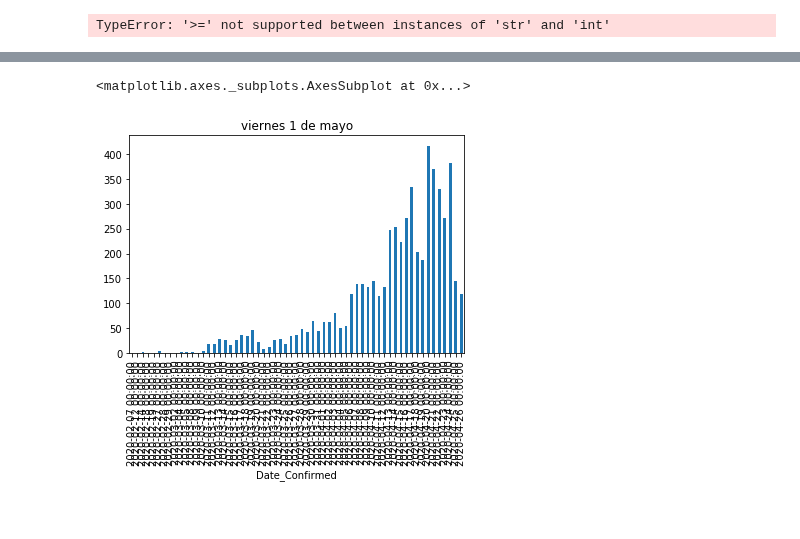
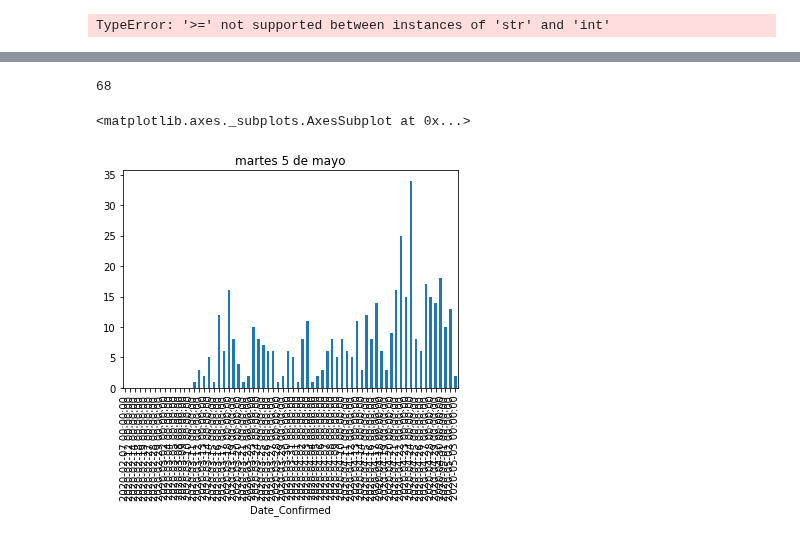
Before and after one commit to marianarf/covid19_mexico_analysis, a Jupyter notebook: mexico_cases_by_date.ipynb, the cells around one changed output, grey strips where cells are left out. Saved outputs shown, nothing was run; the diff lists cells and outputs as text; code cells hidden in the pictures.

```diff
--- a/mexico_cases_by_date.ipynb
+++ b/mexico_cases_by_date.ipynb
@@ -189,10 +188,17 @@ abr_26 = test.filter_date('Date_Confirmed','2020-02-01','2020-04-26')
 # %%
 # monday
 abr_27 = test.filter_date('Date_Confirmed','2020-02-01','2020-04-27')
+# %%
+# tuesday
+may_05 = test.filter_date('Date_Confirmed','2020-02-01','2020-05-05')
+# %%
+len(may_05)
+# %% [output]
+68
 # %%
 # bar chart
 # %%
-abr_26['CIUDAD DE MÉXICO'].plot(kind='bar', title='viernes 1 de mayo')
+may_05['JALISCO'].plot(kind='bar', title='martes 5 de mayo')
 # %% [output]
 <matplotlib.axes._subplots.AxesSubplot at 0x...>
-[figure, old version]
+[figure, new version]
```
Also changed, not shown: parts of 5 cells of this notebook, 10 other files.
